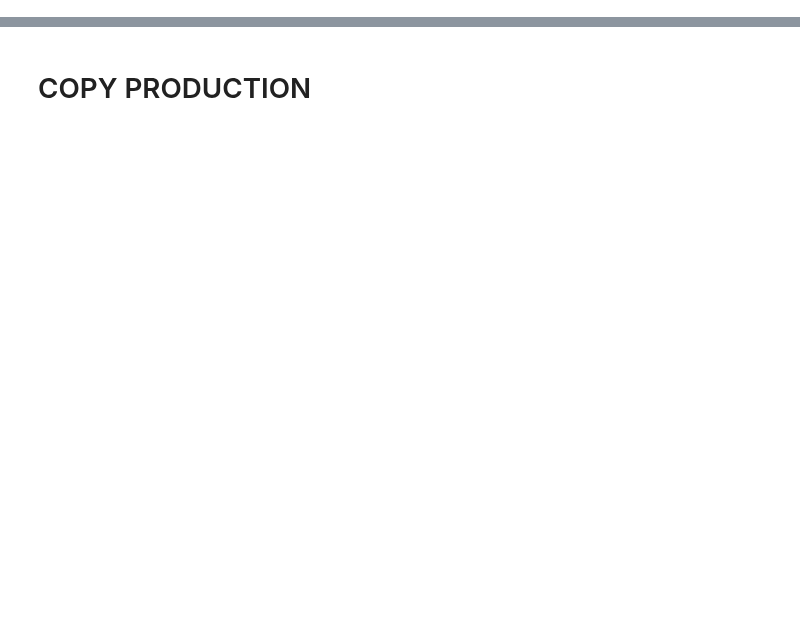
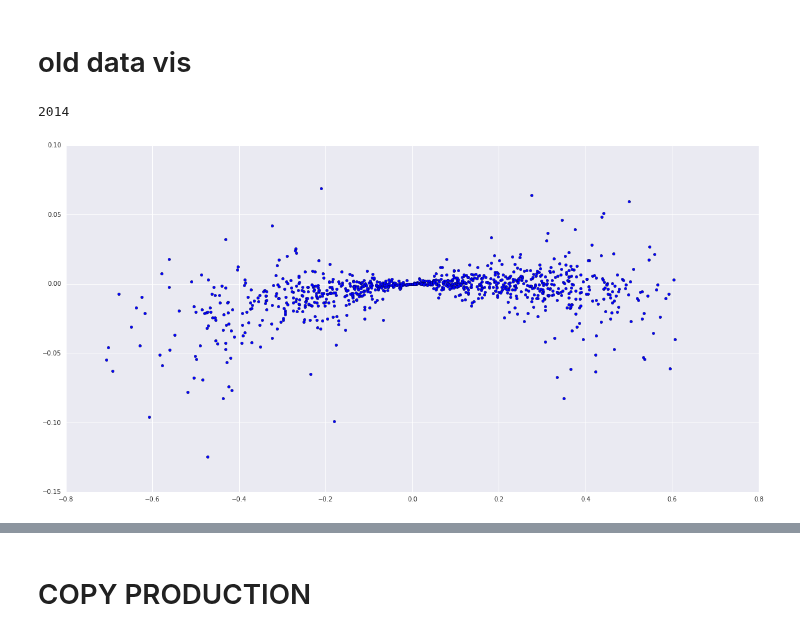
Before and after one commit to yumichael/two-sigma-financial-news, a Jupyter notebook: search/blend.ipynb, the cells around one changed output, grey strips where cells are left out. Drawn from its saved outputs; the diff is of its cells as text; code cells hidden in the pictures; blank space fills up the shorter version.

```diff
--- a/search/blend.ipynb
+++ b/search/blend.ipynb
@@ -167,0 +291,17 @@ guys[0,1] # only the FOUR *2
+# %%
+check = []
+e = None
+for name in names:
+    my['testing'] = my.groupby('time')[name].transform(lambda x: np.tanh((x-x.mean())*3))
+    my['test'] = my.testing * my.upDown*(my.flat_weight if name[0]!='m' else my.vp10_weight)
+    what = my.groupby('time')[['test']].sum()
+
+    if e is None:
+        e = what.rename(columns={'test':name})
+    else:
+        e[name] = what.test
+
+    what = what.test
+    check.append([cv(what).mean(), ho(what).mean()])
+    print(name, check[-1])
+check = np.asarray(check)
@@ -167,0 +326,17 @@ guys[0,1] # only the FOUR *2
+# %%
+check = []
+e = None
+for name in names:
+    my['testing'] = my.groupby('time')[name].transform(lambda x: np.tanh((x-x.mean()*1.5)*11)+x.mean()*1.5)
+    my['test'] = my.testing * my.upDown*(my.flat_weight if name[0]!='m' else my.vp10_weight)
+    what = my.groupby('time')[['test']].sum()
+
+    if e is None:
+        e = what.rename(columns={'test':name})
+    else:
+        e[name] = what.test
+
+    what = what.test
+    check.append([cv(what).mean(), ho(what).mean()])
+    print(name, check[-1])
+check = np.asarray(check)
@@ -167,0 +361,4 @@ guys[0,1] # only the FOUR *2
+# %% [markdown]
+# old data vis
+# %%
+my['daily'] = my.time.map(my.groupby('time').trade.sum())
@@ -167,0 +367,11 @@ guys[0,1] # only the FOUR *2
+# %%
+dailies = sorted(my.daily.unique())
+# %%
+len(dailies)
+# %% [output]
+2014
+# %%
+aday = my[my.daily==dailies[1]]
+plt.scatter(aday.guess, aday.trade);
+# %% [output]
+[figure, added]
```
Also changed, not shown: parts of 44 cells of this notebook.
